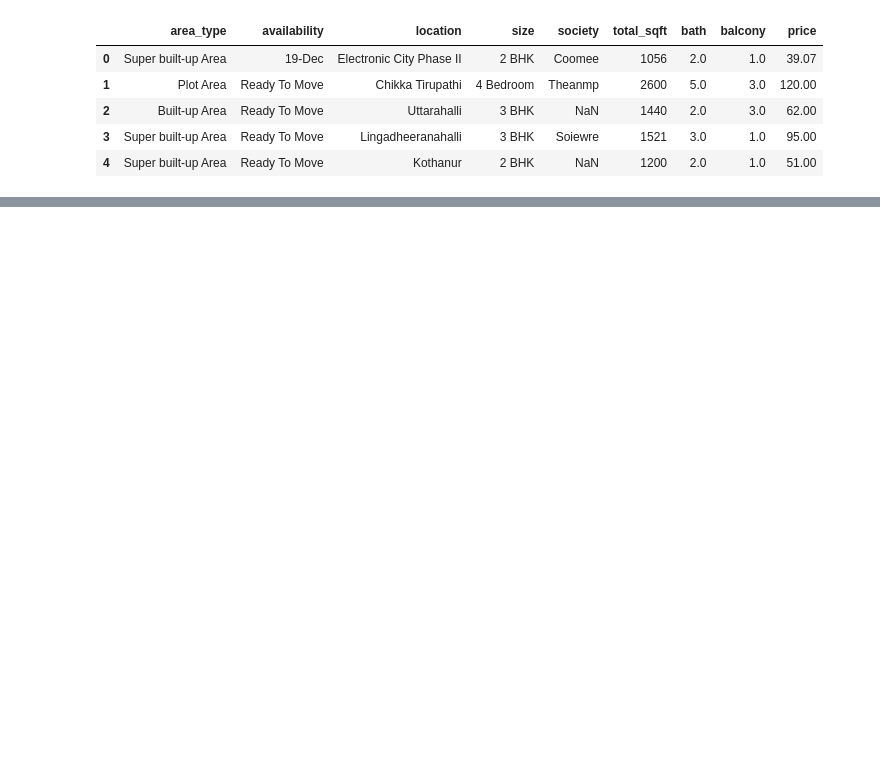
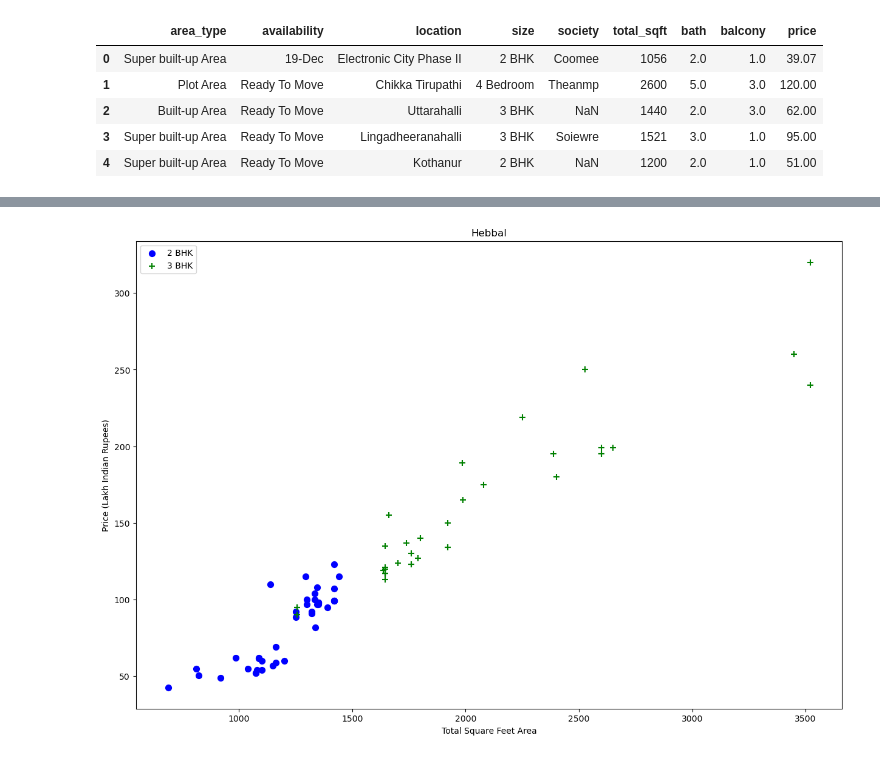
Before and after one commit to AkhilRaawat/Real-Estate-Price-Prediction, a Jupyter notebook: Untitled.ipynb, the cells around one changed output, grey strips where cells are left out. Saved outputs shown, nothing was run; the diff lists cells and outputs as text; code cells hidden in the pictures; blank space fills up the shorter version.

```diff
--- a/Untitled.ipynb
+++ b/Untitled.ipynb
@@ -17,0 +250,4 @@ df1.head()
+# %%
+plot_scatter_chart(df8,"Hebbal")
+# %% [output]
+[figure, added]
```
Also changed, not shown: parts of 29 cells of this notebook.
